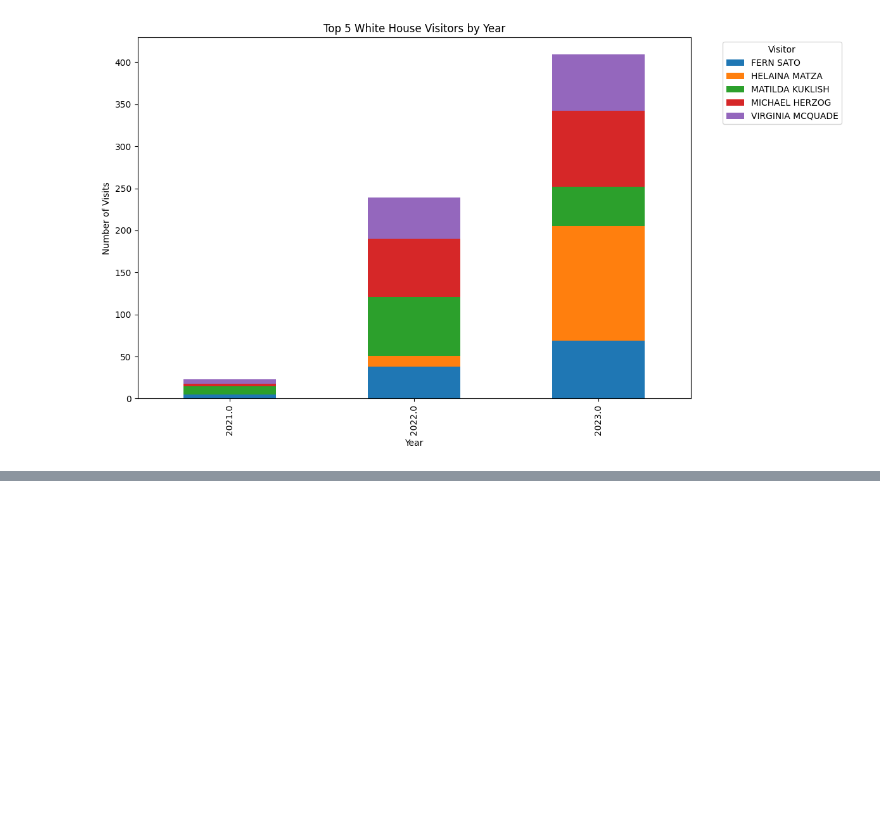
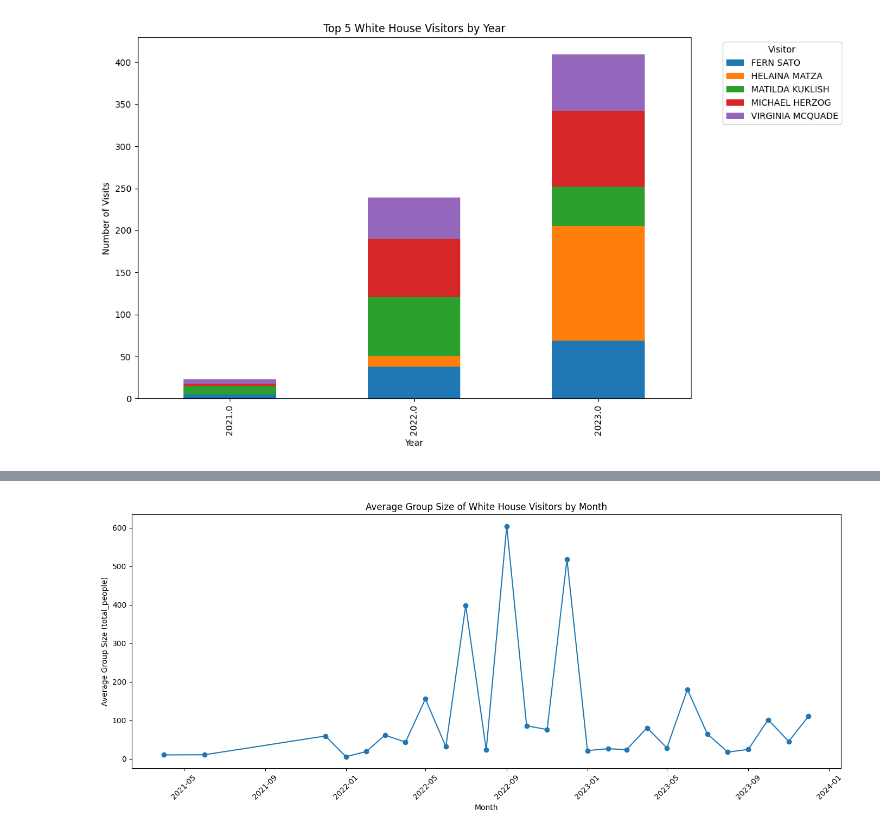
Before and after one commit to gabriel-joseph/data_science_portfolio, a Jupyter notebook: fall2025/dsc640_data_viz/week3_4/Weeks3&4Exercise/vance_week3_4.ipynb, the cells around one changed output, grey strips where cells are left out. Drawn from its saved outputs; the diff is of its cells as text; code cells hidden in the pictures; blank space fills up the shorter version.

```diff
--- a/fall2025/dsc640_data_viz/week3_4/Weeks3&4Exercise/vance_week3_4.ipynb
+++ b/fall2025/dsc640_data_viz/week3_4/Weeks3&4Exercise/vance_week3_4.ipynb
@@ -144,0 +126,20 @@ plt.show()
+# %%
+# Group by year and month, take average total_people per month
+monthly_avg = merged_df_without_na.groupby(
+    [merged_df_without_na['year_of_visit'], merged_df_without_na['month_of_visit']]
+)['total_people'].mean()
+
+# Create a datetime index for plotting
+monthly_avg.index = [pd.Timestamp(year=int(y), month=int(m), day=1)
+                     for y, m in monthly_avg.index]
+
+plt.figure(figsize=(14,6))
+plt.plot(monthly_avg.index, monthly_avg.values, marker='o')
+plt.xlabel('Month')
+plt.ylabel('Average Group Size (total_people)')
+plt.title('Average Group Size of White House Visitors by Month')
+plt.xticks(rotation=45)
+plt.tight_layout()
+plt.show()
+# %% [output]
+[figure, added]
```
Also changed, not shown: parts of 11 cells of this notebook, 1 other file.
